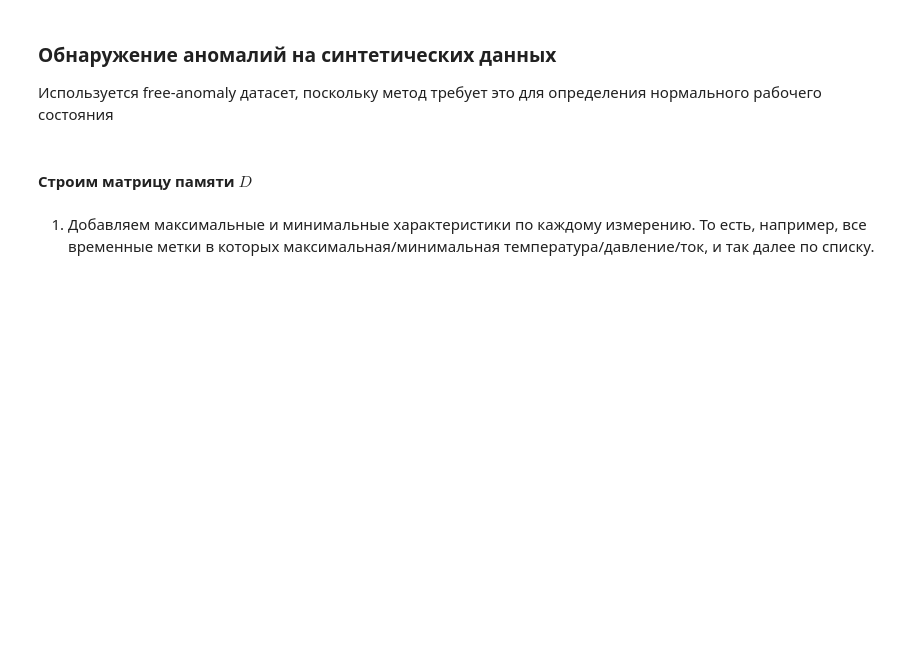
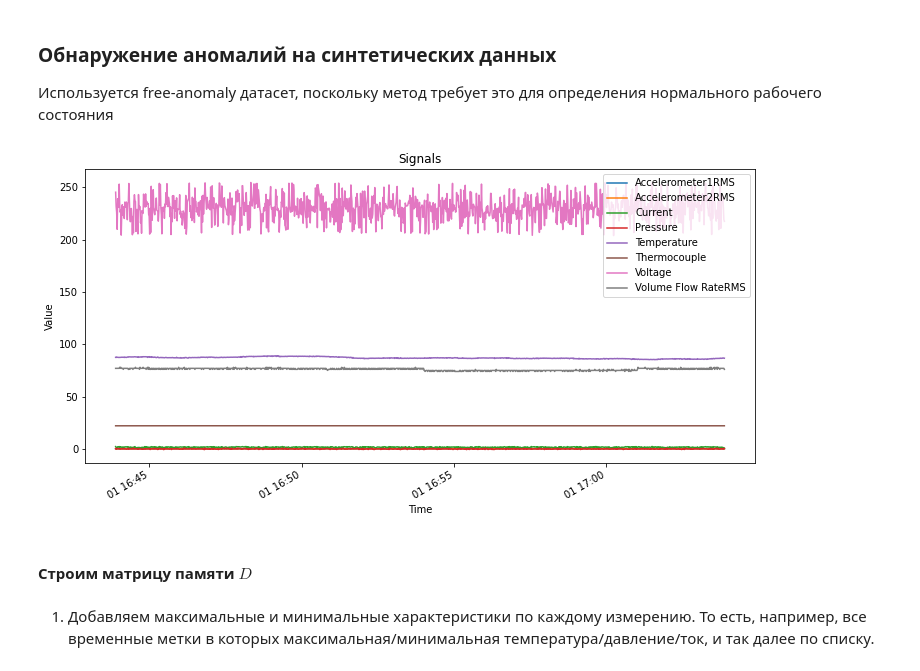
Before and after one commit to dabdya/anomaly_detection, a Jupyter notebook: MSET.ipynb, the cells around one changed output. Cells and saved outputs as stored; diff of their text form; code cells hidden in the pictures; blank space fills up the shorter version.

```diff
--- a/MSET.ipynb
+++ b/MSET.ipynb
@@ -54,3 +65,11 @@ $$[D^TD]^{-1} [D^T X_{obs}] = W$$ при этом матрица $D^TD$ долж
+# %%
+df.plot(figsize=(12,6))
+plt.xlabel('Time')
+plt.ylabel('Value')
+plt.title('Signals')
+plt.show()
+# %% [output]
+[figure, added]
 # %% [markdown]
 #### Строим матрицу памяти $D$
 # %% [markdown]
```
Also changed, not shown: parts of 22 cells of this notebook.
